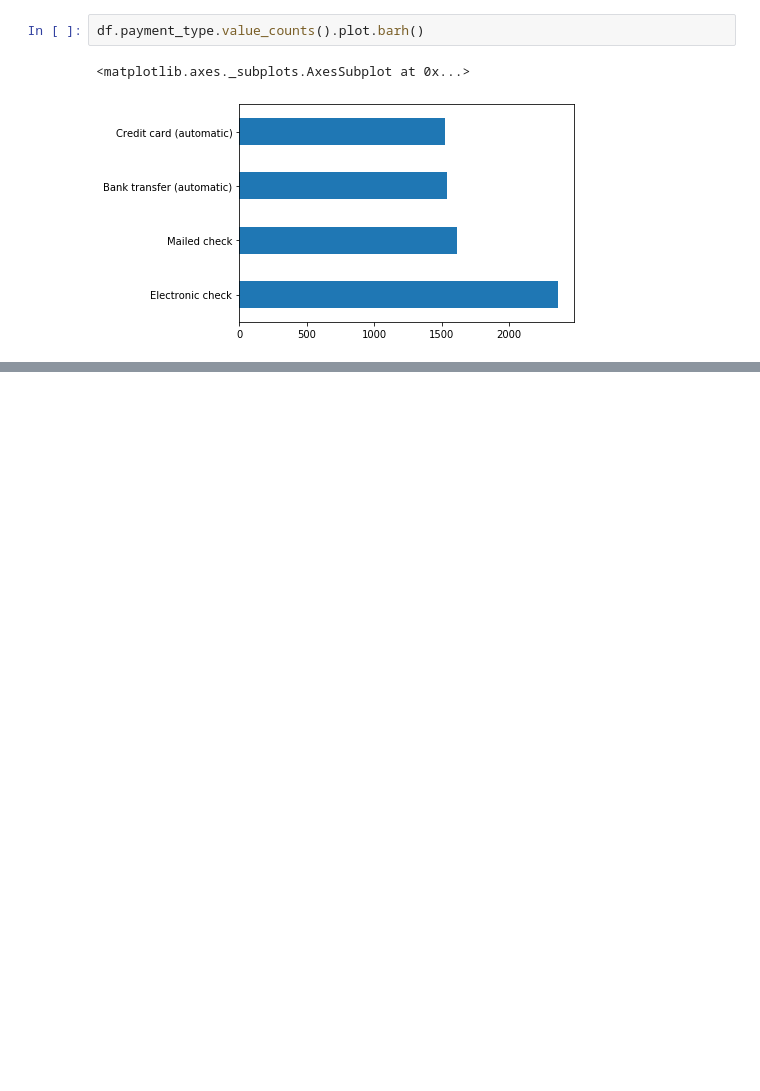
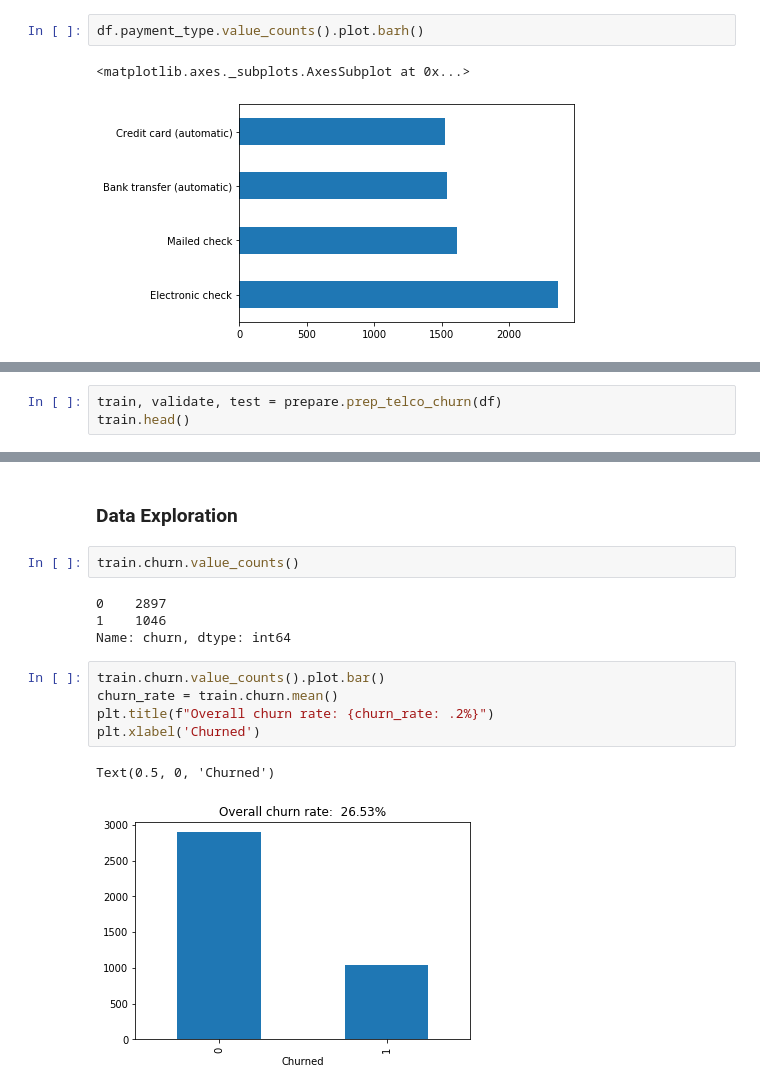
Before and after one commit to Yongliang-Shi/classification-project, a Jupyter notebook: report.ipynb, the cells around one changed output, grey strips where cells are left out. Cells and saved outputs as stored; diff of their text form; blank space fills up the shorter version.

Commit message:
explore how categorical features interact with churn rate

```diff
--- a/report.ipynb
+++ b/report.ipynb
@@ -194,0 +193,3 @@ df.payment_type.value_counts().plot.barh()
+# %%
+train, validate, test = prepare.prep_telco_churn(df)
+train.head()
@@ -194,0 +248,16 @@ df.payment_type.value_counts().plot.barh()
+# %% [markdown]
+### Data Exploration
+# %%
+train.churn.value_counts()
+# %% [output]
+0    2897
+1    1046
+Name: churn, dtype: int64
+# %%
+train.churn.value_counts().plot.bar()
+churn_rate = train.churn.mean()
+plt.title(f"Overall churn rate: {churn_rate: .2%}")
+plt.xlabel('Churned')
+# %% [output]
+Text(0.5, 0, 'Churned')
+[figure, added]
```
Also changed, not shown: parts of 13 cells of this notebook.
